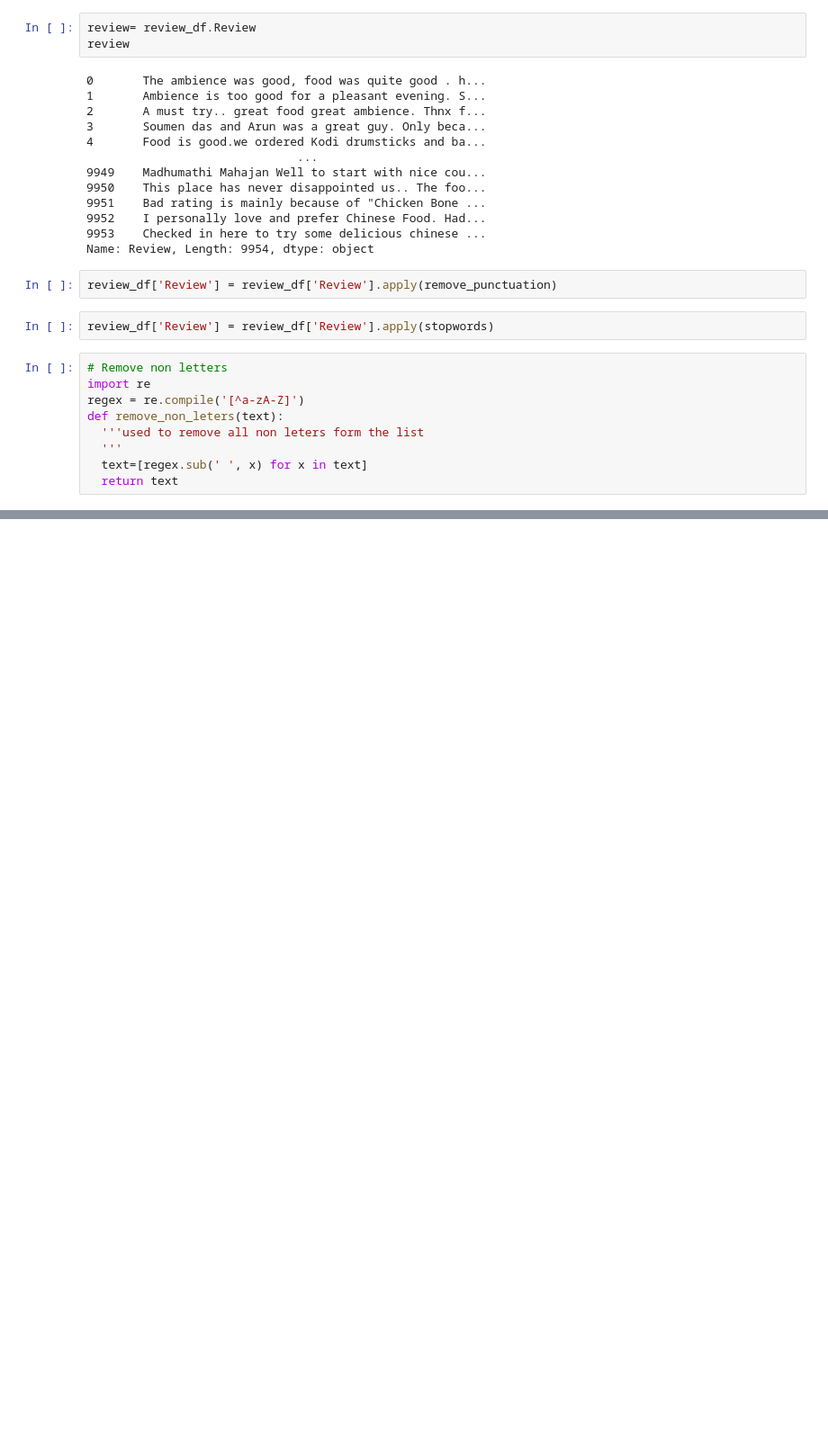
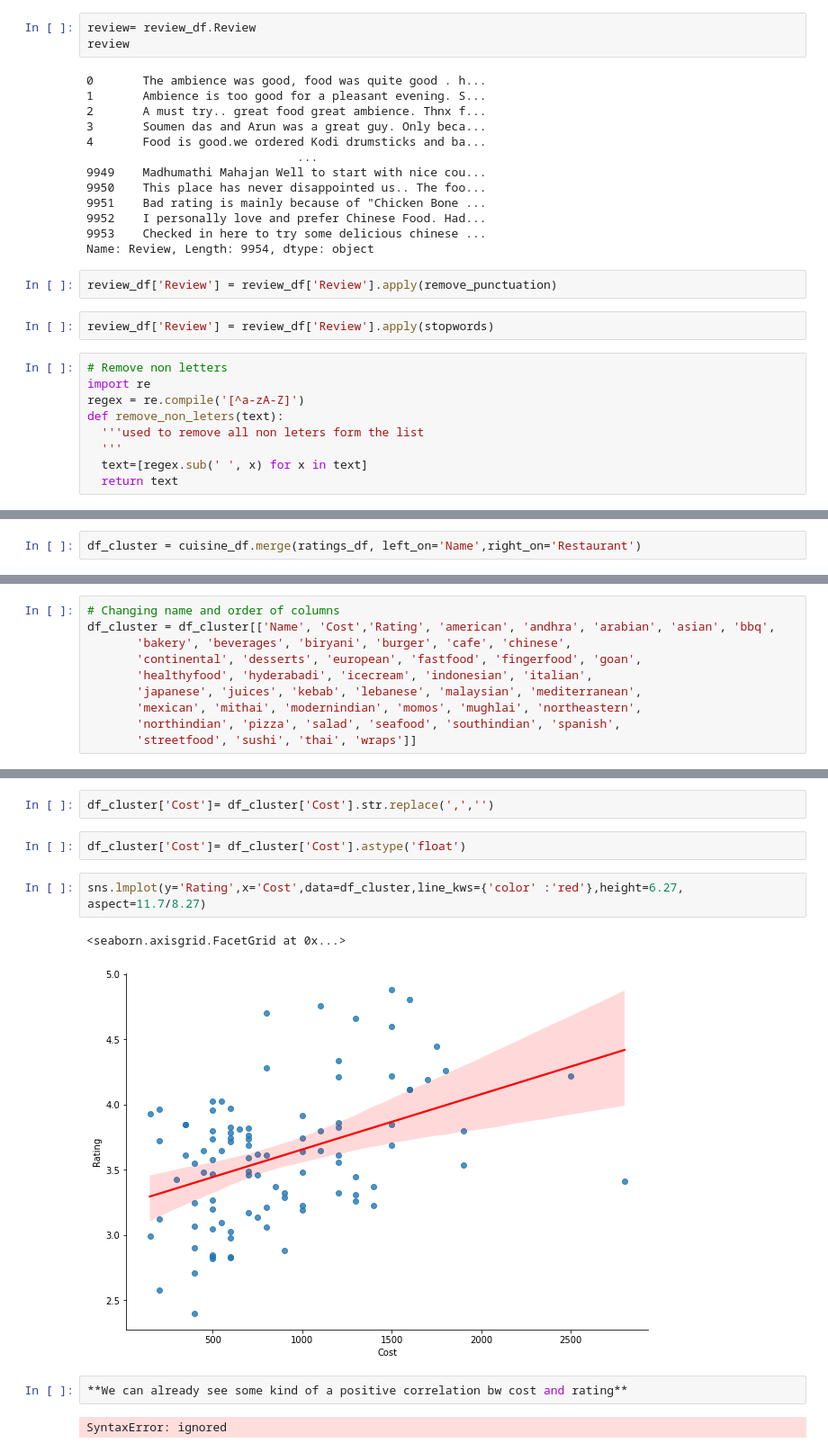
Before and after one commit to madhavimali/Zomoto_Restaurant_Clustering_and_Sentiment_Analysis_MM, a Jupyter notebook: MM_Zomoto_Restaurant_Clustering_and_Sentiment_Analysis.ipynb, the cells around one changed output, grey strips where cells are left out. Shown at 90% size. Cells and saved outputs as stored; diff of their text form; blank space fills up the shorter version.

```diff
--- a/MM_Zomoto_Restaurant_Clustering_and_Sentiment_Analysis.ipynb
+++ b/MM_Zomoto_Restaurant_Clustering_and_Sentiment_Analysis.ipynb
@@ -676,0 +1174,2 @@ def remove_non_leters(text):
+# %%
+df_cluster = cuisine_df.merge(ratings_df, left_on='Name',right_on='Restaurant')
@@ -676,0 +1186,10 @@ def remove_non_leters(text):
+# %%
+# Changing name and order of columns
+df_cluster = df_cluster[['Name', 'Cost','Rating', 'american', 'andhra', 'arabian', 'asian', 'bbq',
+       'bakery', 'beverages', 'biryani', 'burger', 'cafe', 'chinese',
+       'continental', 'desserts', 'european', 'fastfood', 'fingerfood', 'goan',
+       'healthyfood', 'hyderabadi', 'icecream', 'indonesian', 'italian',
+       'japanese', 'juices', 'kebab', 'lebanese', 'malaysian', 'mediterranean',
+       'mexican', 'mithai', 'modernindian', 'momos', 'mughlai', 'northeastern',
+       'northindian', 'pizza', 'salad', 'seafood', 'southindian', 'spanish',
+       'streetfood', 'sushi', 'thai', 'wraps']]
@@ -676,0 +1216,13 @@ def remove_non_leters(text):
+# %%
+df_cluster['Cost']= df_cluster['Cost'].str.replace(',','')
+# %%
+df_cluster['Cost']= df_cluster['Cost'].astype('float')
+# %%
+sns.lmplot(y='Rating',x='Cost',data=df_cluster,line_kws={'color' :'red'},height=6.27, aspect=11.7/8.27)
+# %% [output]
+<seaborn.axisgrid.FacetGrid at 0x...>
+[figure, added]
+# %%
+**We can already see some kind of a positive correlation bw cost and rating**
+# %% [output]
+SyntaxError: ignored
```
Also changed, not shown: parts of 123 cells of this notebook.
